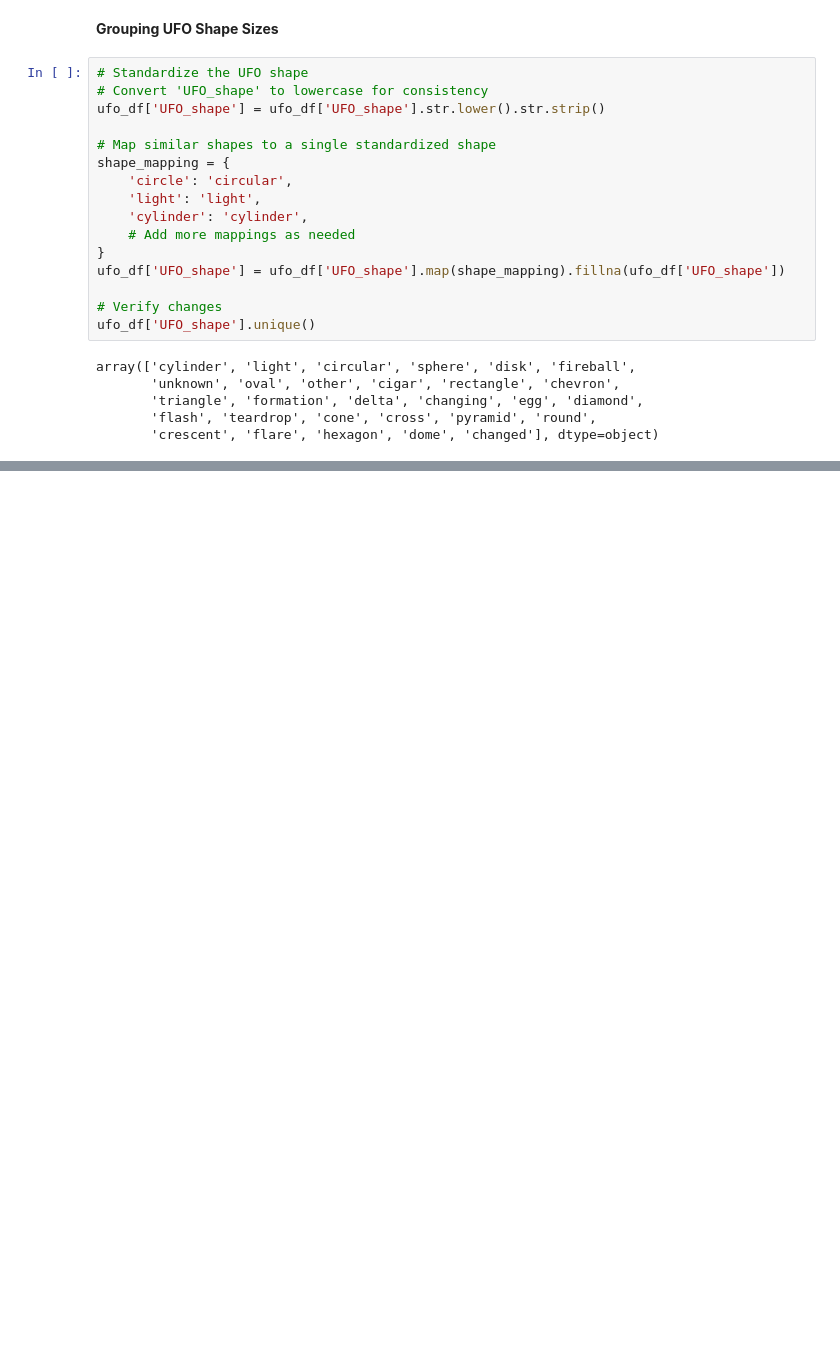
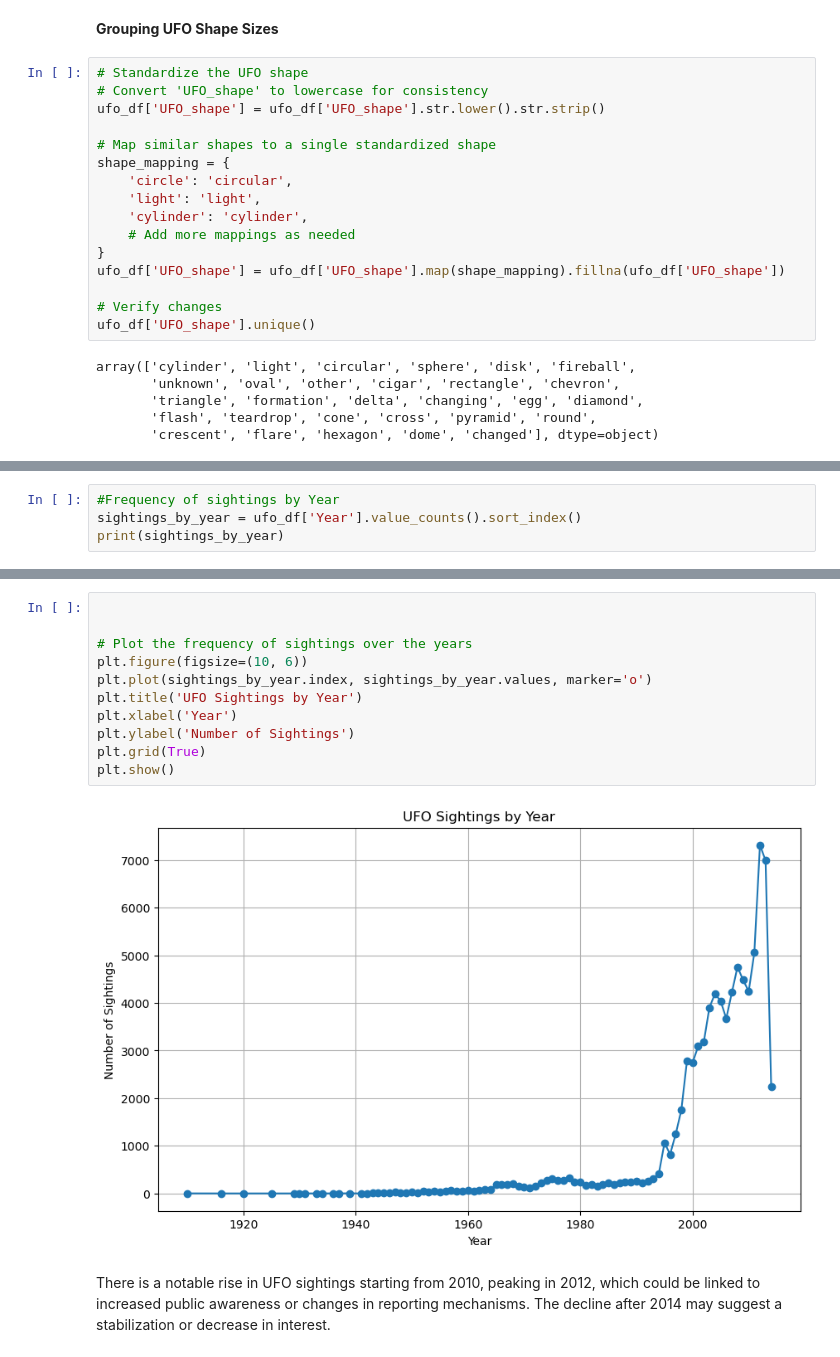
Before and after one commit to quadrillionaiire/Phase-1-Project, a Jupyter notebook: notebooks/clean_notebook.ipynb, the cells around one changed output, grey strips where cells are left out. Drawn from its saved outputs; the diff is of its cells as text; blank space fills up the shorter version.

```diff
--- a/notebooks/clean_notebook.ipynb
+++ b/notebooks/clean_notebook.ipynb
@@ -361,0 +435,4 @@ array(['cylinder', 'light', 'circular', 'sphere', 'disk', 'fireball',
+# %%
+#Frequency of sightings by Year
+sightings_by_year = ufo_df['Year'].value_counts().sort_index()
+print(sightings_by_year)
@@ -361,0 +453,15 @@ array(['cylinder', 'light', 'circular', 'sphere', 'disk', 'fireball',
+# %%
+
+
+# Plot the frequency of sightings over the years
+plt.figure(figsize=(10, 6))
+plt.plot(sightings_by_year.index, sightings_by_year.values, marker='o')
+plt.title('UFO Sightings by Year')
+plt.xlabel('Year')
+plt.ylabel('Number of Sightings')
+plt.grid(True)
+plt.show()
+# %% [output]
+[figure, added]
+# %% [markdown]
+There is a notable rise in UFO sightings starting from 2010, peaking in 2012, which could be linked to increased public awareness or changes in reporting mechanisms. The decline after 2014 may suggest a stabilization or decrease in interest.
```
Also changed, not shown: parts of 37 cells of this notebook.
